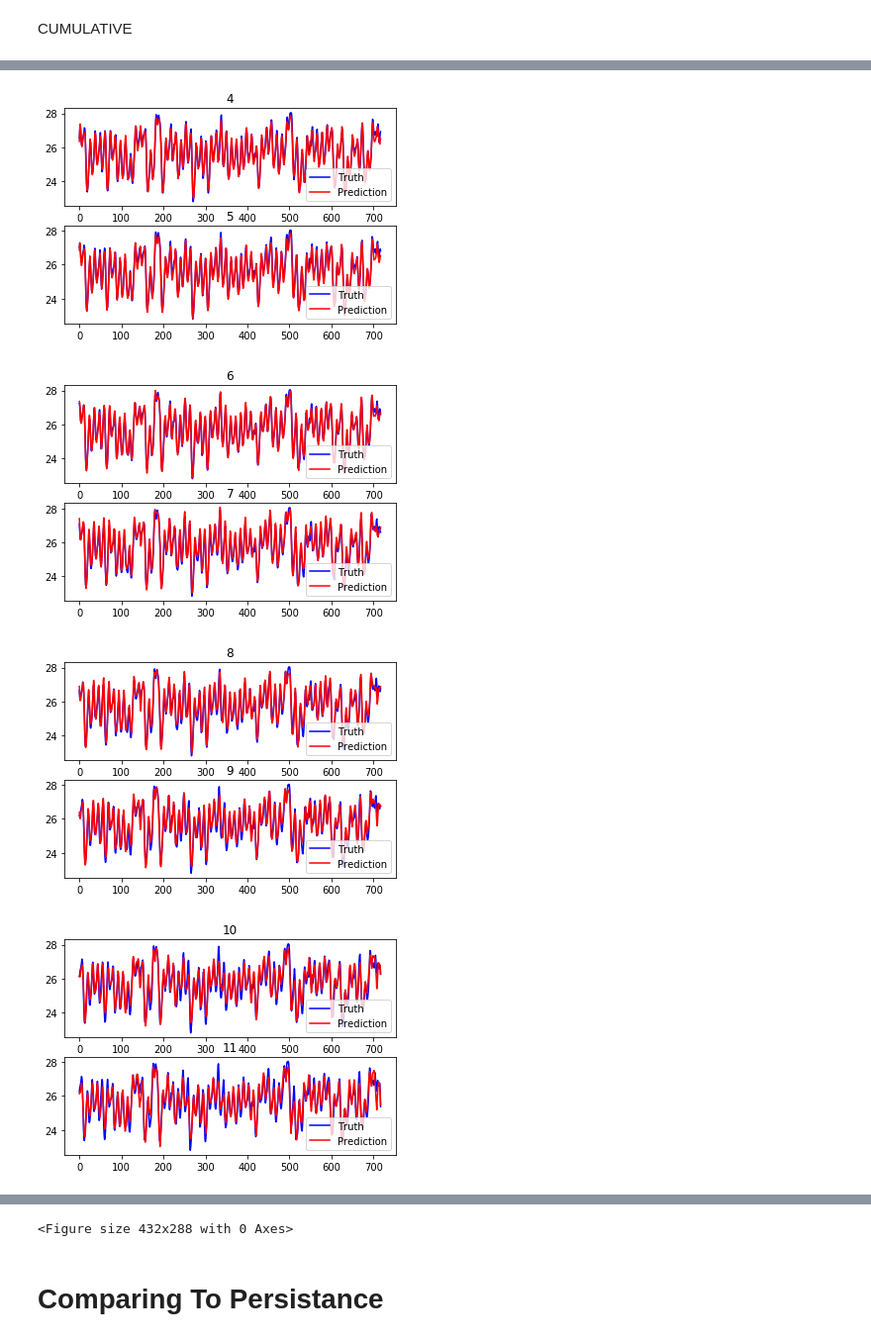
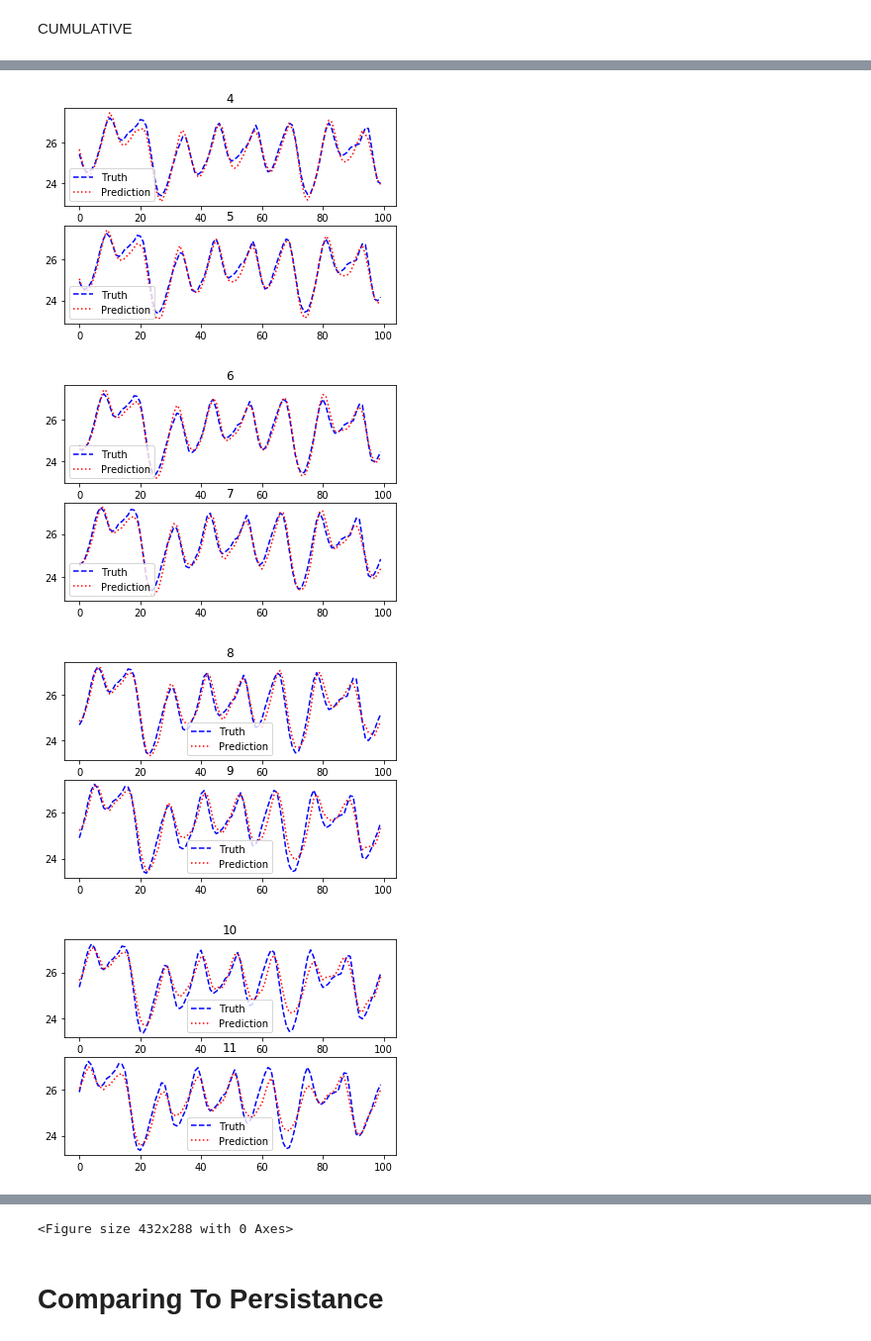
Before and after one commit to paula-gradu/Current-El-Nino-Prediction, a Jupyter notebook: Regression Using Feed-Forward Neural Network on Reduced Feature Set [ONI].ipynb, the cells around one changed output, grey strips where cells are left out. Shown at 99% size. Drawn from its saved outputs; the diff is of its cells as text; code cells hidden in the pictures.

```diff
--- a/Regression Using Feed-Forward Neural Network on Reduced Feature Set [ONI].ipynb
+++ b/Regression Using Feed-Forward Neural Network on Reduced Feature Set [ONI].ipynb
@@ -62,7 +62,7 @@ input_signal = (input_signal - mean) / std
 # %% [markdown]
 We now decide how far into the future we aim to predict (T months into the future), how much history we use to do so (H months of past values information Hmax into the past), and number of extra features (means of previous months).
 # %%
-T = 12
+T = 24
 H = 3
 Hmax = 24
 extra_features = 4 # running mean of 6/12/24 + month
@@ -188,10 +188,12 @@ plt.legend();
+# %%
+section = range(100)
 # %% [markdown]
 INDIVIDUAL
 # %%
 for t in range(T):
     plt.subplot(2, 1, t % 2 + 1);
-    plt.plot(val_labels[:, t], label = "Truth", color = 'blue');
-    plt.plot(individual_val_pred[t], label = "Prediction", color = 'red');
+    plt.plot(val_labels[:, t][section], '--', label = "Truth", color = 'blue');
+    plt.plot(individual_val_pred[t][section], ':', label = "Prediction", color = 'red');
     plt.title(t);
     plt.legend();
     if((1 + t) % 2 == 0):
@@ -209,8 +217,8 @@ CUMULATIVE
 # %%
 for t in range(T):
     plt.subplot(2, 1, t % 2 + 1);
-    plt.plot(val_labels[:, t], label = "Truth", color = 'blue');
-    plt.plot(cumulative_val_pred[:, t], label = "Prediction", color = 'red');
+    plt.plot(val_labels[:, t][section], '--', label = "Truth", color = 'blue');
+    plt.plot(cumulative_val_pred[:, t][section], ':', label = "Prediction", color = 'red');
     plt.title(t);
     plt.legend();
     if((1 + t) % 2 == 0):
@@ -221,4 +229,4 @@ for t in range(T):
-[figure, old version]
+[figure, new version]
-[figure, old version]
+[figure, new version]
-[figure, old version]
+[figure, new version]
-[figure, old version]
+[figure, new version]
```
Also changed, not shown: parts of 7 cells of this notebook.
